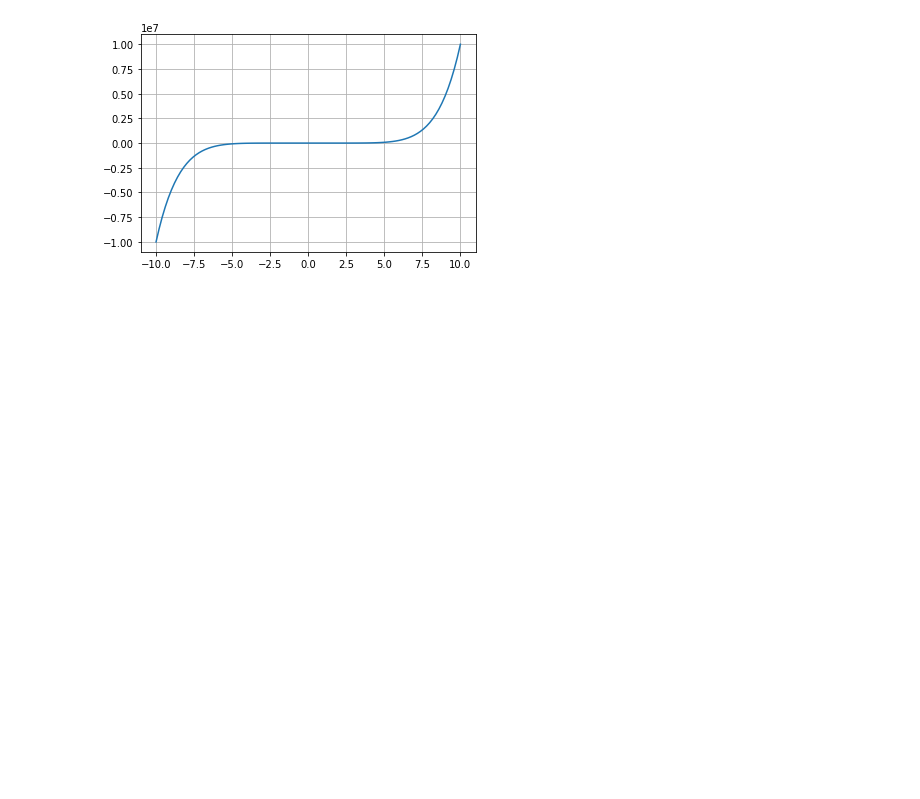
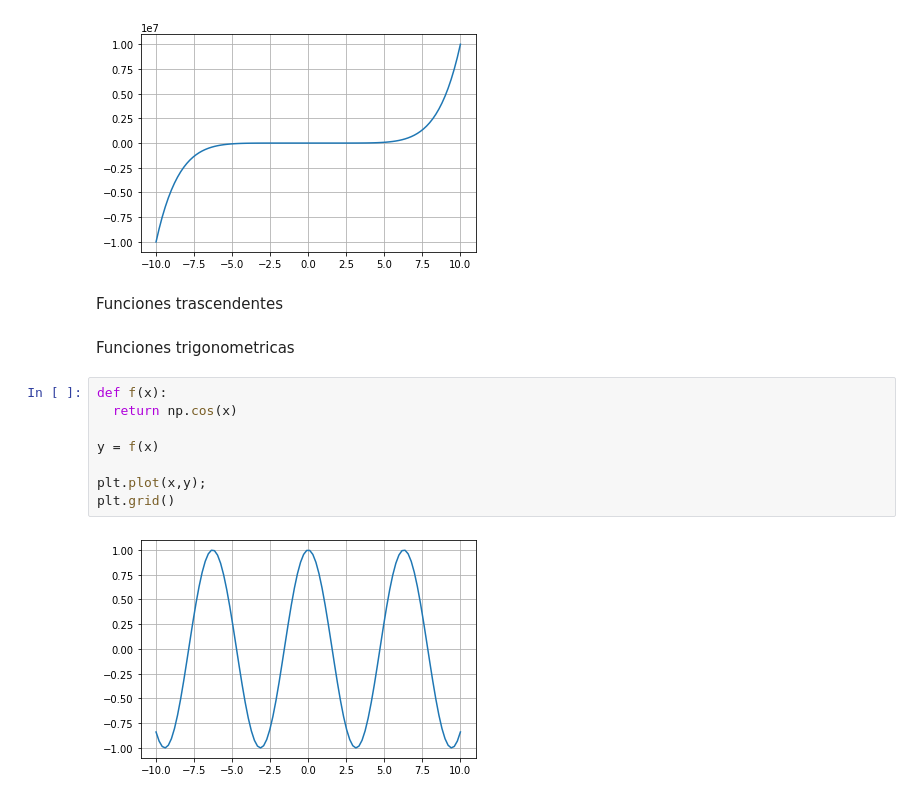
Before and after one commit to alexpin/Curso-Python, a Jupyter notebook: funciones_matematicas/programando_funciones.ipynb, the cells around one changed output. Saved outputs shown, nothing was run; the diff lists cells and outputs as text; blank space fills up the shorter version.

Commit message:
Programando funciones

```diff
--- a/funciones_matematicas/programando_funciones.ipynb
+++ b/funciones_matematicas/programando_funciones.ipynb
@@ -52,3 +52,17 @@ plt.plot(x,y)
 plt.grid()
 # %% [output]
 [figure]
+# %% [markdown]
+Funciones trascendentes
+# %% [markdown]
+Funciones trigonometricas
+# %%
+def f(x):
+  return np.cos(x)
+
+y = f(x)
+
+plt.plot(x,y);
+plt.grid()
+# %% [output]
+[figure, added]
```
Also changed, not shown: parts of 7 cells of this notebook.
